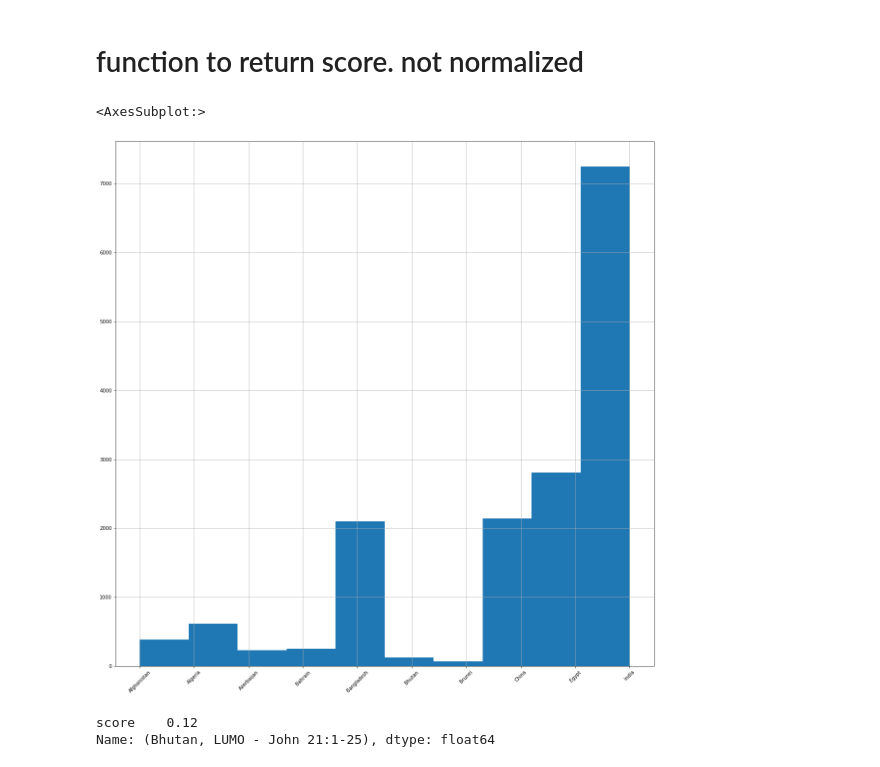
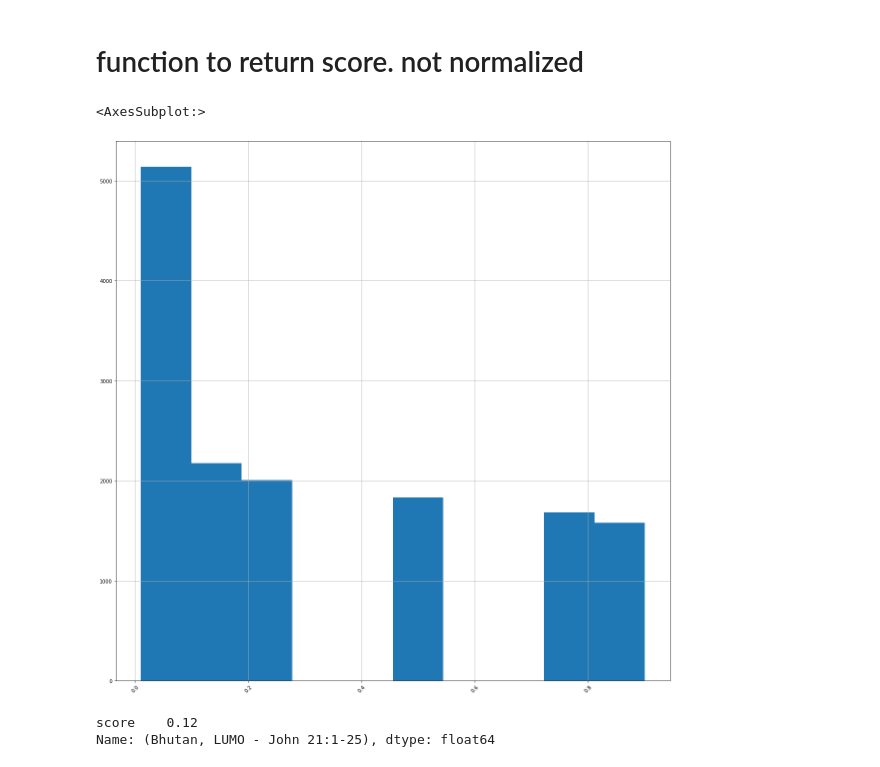
Before and after one commit to dj-betts/jf_project, a Jupyter notebook: recommender_base.ipynb, the cells around one changed output. Cells and saved outputs as stored; diff of their text form; code cells hidden in the pictures.

```diff
--- a/recommender_base.ipynb
+++ b/recommender_base.ipynb
@@ -243,14 +227,14 @@ Name: video_title, Length: 435, dtype: int64
 # %%
 #view_to_rating('a_media_progress90')
 # %%
-df['score'] = df.event_name.apply(view_to_rating)
+df['score'] = df.event_name.apply(score)
 # %%
 df.drop(['event_name'], axis=1, inplace=True)
 # %%
-df.geo__country.hist(xrot=45, figsize=(20,20))
+df.score.hist(xrot=45, figsize=(20,20))
 # %% [output]
 <AxesSubplot:>
-[figure, old version]
+[figure, new version]
 # %%
 groupby = df.groupby(['geo__country','video_title'])
 # %%
```
Also changed, not shown: parts of 41 cells of this notebook.
